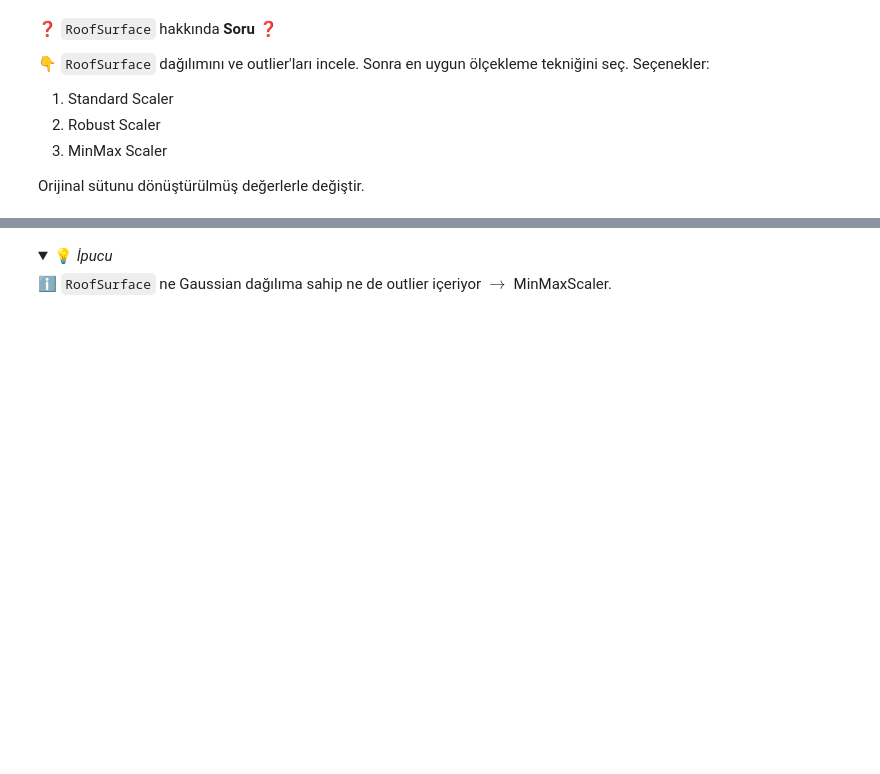
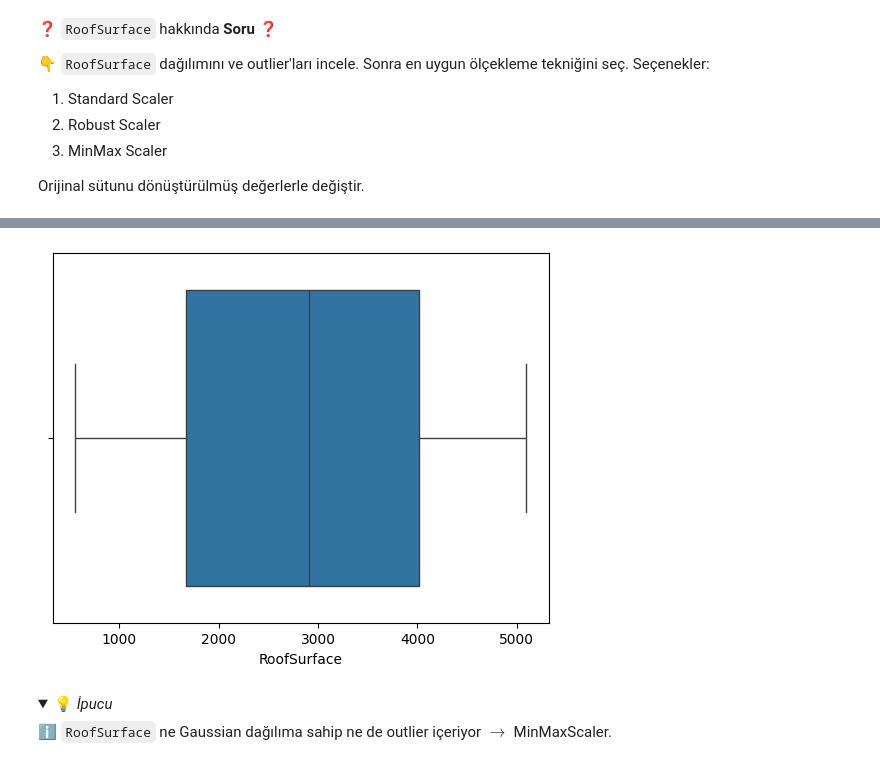
Before and after one commit to AybukeAltuntas/data-science-preprocessing-workflow, a Jupyter notebook: Preprocessing-Workflow.ipynb, the cells around one changed output, grey strips where cells are left out. Drawn from its saved outputs; the diff is of its cells as text; code cells hidden in the pictures; folded sections open; blank space fills up the shorter version.

```diff
--- a/Preprocessing-Workflow.ipynb
+++ b/Preprocessing-Workflow.ipynb
@@ -181,0 +279,5 @@ Orijinal sütunu dönüştürülmüş değerlerle değiştir.
+# %%
+sns.boxplot(x=data["RoofSurface"])
+plt.show()
+# %% [output]
+[figure, added]
```
Also changed, not shown: parts of 41 cells of this notebook.
